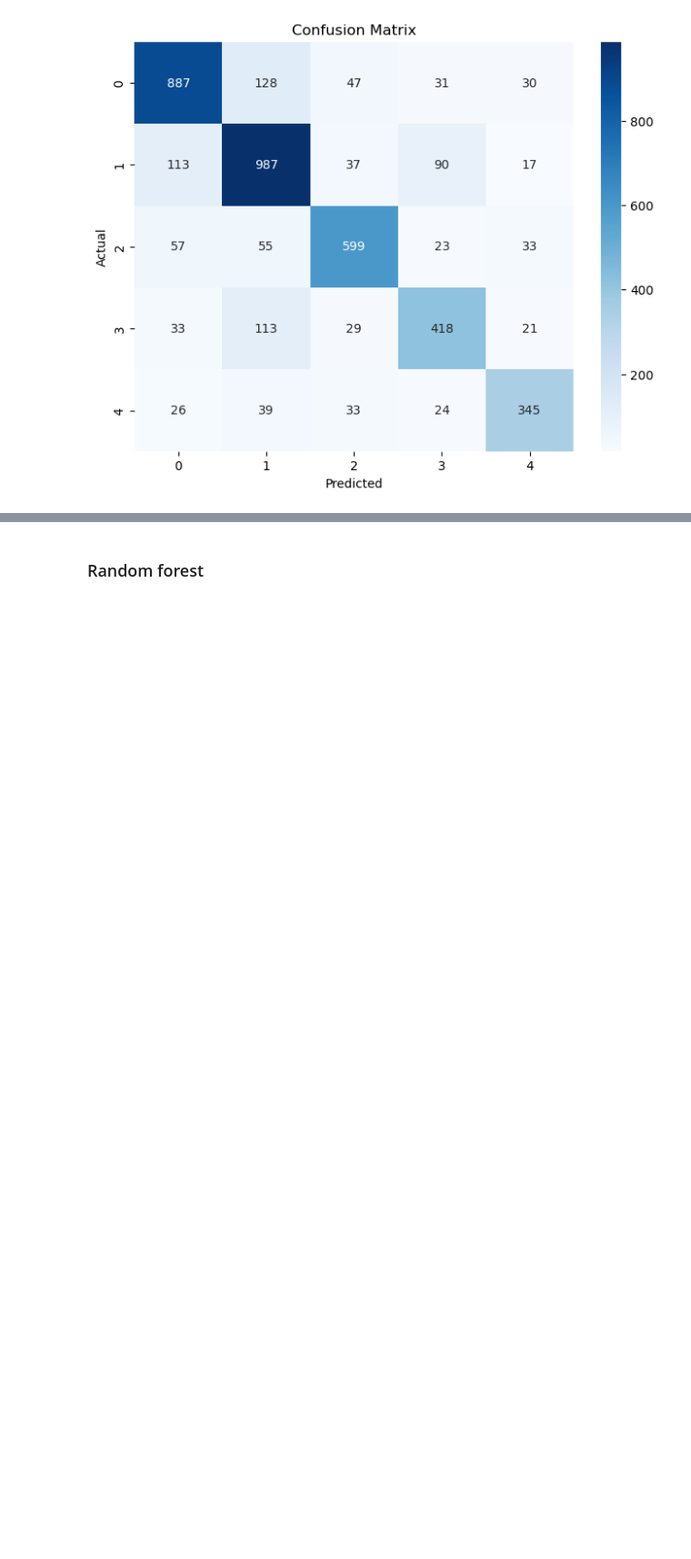
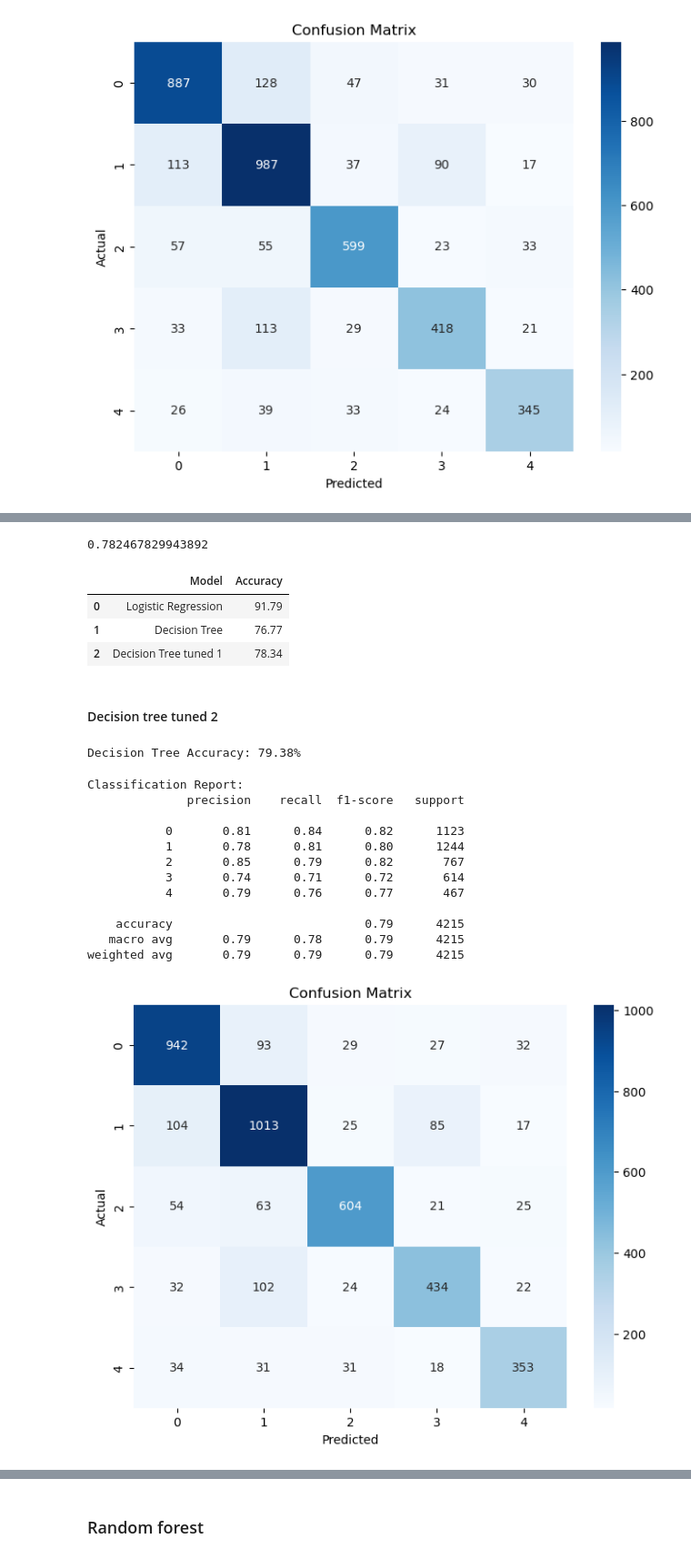
Before and after one commit to SIVASKANDAN-P/automatic_ticket_classification, a Jupyter notebook: Automatic_Ticket_Classification_Assignment.ipynb, the cells around one changed output, grey strips where cells are left out. Shown at 91% size. Cells and saved outputs as stored; diff of their text form; code cells hidden in the pictures; blank space fills up the shorter version.

```diff
--- a/Automatic_Ticket_Classification_Assignment.ipynb
+++ b/Automatic_Ticket_Classification_Assignment.ipynb
@@ -1215,0 +1295,48 @@ weighted avg       0.77      0.77      0.77      4215
+# %%
+# Calculate F1 Score of tuned model using weighted average method
+f1_dt_tuned = f1_score(y_test, y_pred_dt_tuned, average="weighted")
+f1_dt_tuned
+# %% [output]
+0.782467829943892
+# %%
+# Update the summary table
+summary.loc[len(summary.index)] = ['Decision Tree tuned 1', round(accuracy_dt_tuned * 100, 2)]
+summary
+# %% [output]
+|  | Model | Accuracy |
+| 0 | Logistic Regression | 91.79 |
+| 1 | Decision Tree | 76.77 |
+| 2 | Decision Tree tuned 1 | 78.34 |
+# %% [markdown]
+#### Decision tree tuned 2
+# %%
+# Initialize the Decision Tree model
+dt_model = DecisionTreeClassifier(criterion='gini', max_depth=35, min_samples_leaf=15, max_features=None)
+
+# Train the model on the training data
+dt_model.fit(X_train, y_train)
+
+# Predict the topics on the test data
+y_pred_dt_tuned2 = dt_model.predict(X_test)
+
+# Calculate accuracy
+accuracy_dt_tuned1 = accuracy_score(y_test, y_pred_dt_tuned2)
+print(f"Decision Tree Accuracy: {accuracy_dt_tuned1 * 100:.2f}%")
+# %% [output]
+Decision Tree Accuracy: 79.38%
+# %%
+evaluate_decision_tree_model(y_test, y_pred_dt_tuned2)
+# %% [output]
+Classification Report:
+              precision    recall  f1-score   support
+
+           0       0.81      0.84      0.82      1123
+           1       0.78      0.81      0.80      1244
+           2       0.85      0.79      0.82       767
+           3       0.74      0.71      0.72       614
+           4       0.79      0.76      0.77       467
+
+    accuracy                           0.79      4215
+   macro avg       0.79      0.78      0.79      4215
+weighted avg       0.79      0.79      0.79      4215
+[figure, added]
```
Also changed, not shown: parts of 15 cells of this notebook.
